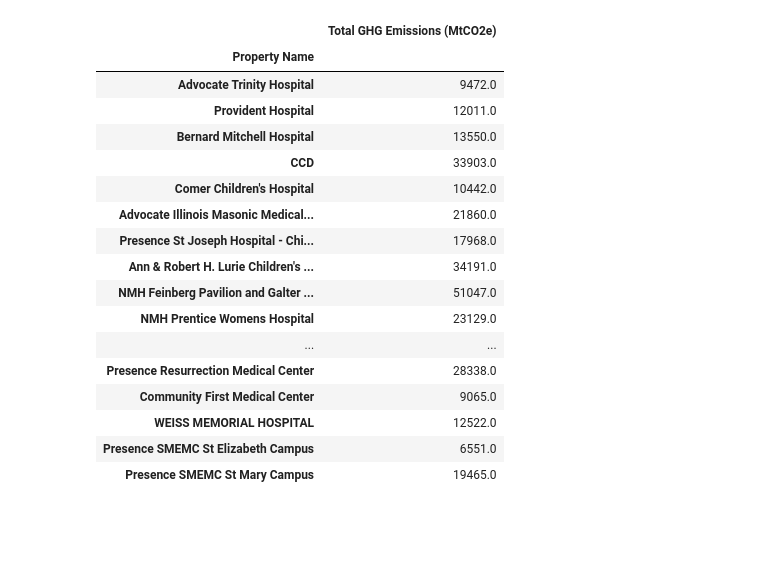
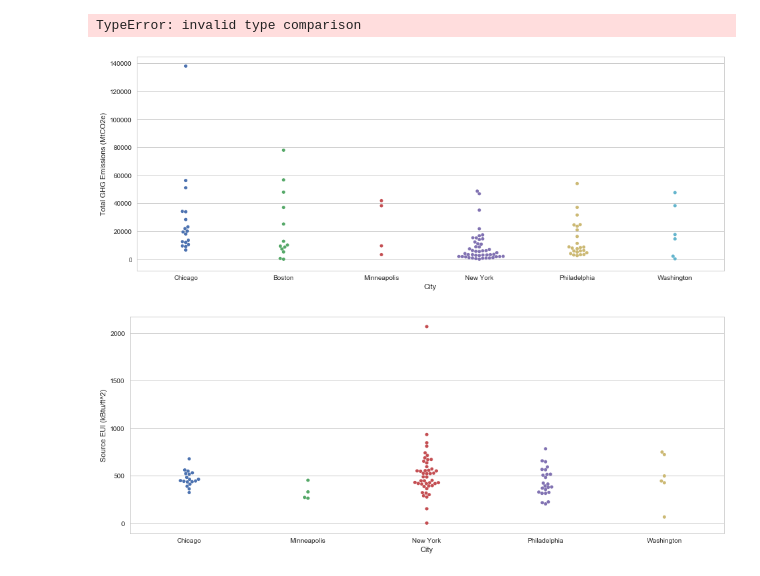
Before and after one commit to RyanMasson/hospital-energy-efficiency, a Jupyter notebook: hospitals_by_city.ipynb, the cells around one changed output. Drawn from its saved outputs; the diff is of its cells as text; code cells hidden in the pictures; blank space fills up the shorter version.

```diff
--- a/hospitals_by_city.ipynb
+++ b/hospitals_by_city.ipynb
@@ -21,33 +23,22 @@ wdc = washingtondc.loc[washingtondc['Property Type'] == 'Hospital (General Medic
 # %%
 # dataframe with all hospitals
 all_hospitals = pd.concat([chi,bos,minn,nyc,phi,wdc])
+list(all_hospitals)
+#all_hospitals
+[nyc['Total GHG Emissions (MtCO2e)'] == 'Source EUI (kBtu/ft^2)']
+# %% [output]
+TypeError: invalid type comparison
-# %%
-#list(all_hospitals)
-# total GHG emmisions attribute: 'Total GHG Emissions (MtCO2e)'
-
-chi_GHG = chi[['Total GHG Emissions (MtCO2e)']]
-bos_GHG = bos[['Total GHG Emissions (MtCO2e)']]
-minn_GHG = minn[['Total GHG Emissions (MtCO2e)']]
-nyc_GHG = nyc[['Total GHG Emissions (MtCO2e)']]
-
-
-ax = sns.swarmplot(x="day", y="total_bill", data=tips)
-# %% [output]
-|  | Total GHG Emissions (MtCO2e) |
-| Property Name |  |
-| Advocate Trinity Hospital | 9472.0 |
-| Provident Hospital | 12011.0 |
-| Bernard Mitchell Hospital | 13550.0 |
-| CCD | 33903.0 |
-| Comer Children's Hospital | 10442.0 |
-| Advocate Illinois Masonic Medical... | 21860.0 |
-| Presence St Joseph Hospital - Chi... | 17968.0 |
-| Ann & Robert H. Lurie Children's ... | 34191.0 |
-| NMH Feinberg Pavilion and Galter ... | 51047.0 |
-| NMH Prentice Womens Hospital | 23129.0 |
-| ... | ... |
-| Presence Resurrection Medical Center | 28338.0 |
-| Community First Medical Center | 9065.0 |
-| WEISS MEMORIAL HOSPITAL | 12522.0 |
-| Presence SMEMC St Elizabeth Campus | 6551.0 |
-| Presence SMEMC St Mary Campus | 19465.0 |
+# %%
+fig, ax = plt.subplots(figsize=(16,6))
+sns.set_style("whitegrid")
+GHG_swarm = sns.swarmplot(x='City', y='Total GHG Emissions (MtCO2e)', data=all_hospitals, ax=ax)
+# %% [output]
+[figure, added]
+# %%
+# Boston doesn't have source EUI
+fig, ax = plt.subplots(figsize=(16,6))
+all_hospitals_no_boston = pd.concat([chi,minn,nyc,phi,wdc])
+sns.set_style('whitegrid')
+source_EUI_swarm = sns.swarmplot(x='City', y='Source EUI (kBtu/ft^2)', data=all_hospitals_no_boston, ax=ax)
+# %% [output]
+[figure, added]
```
Also changed, not shown: parts of 1 cell of this notebook.
